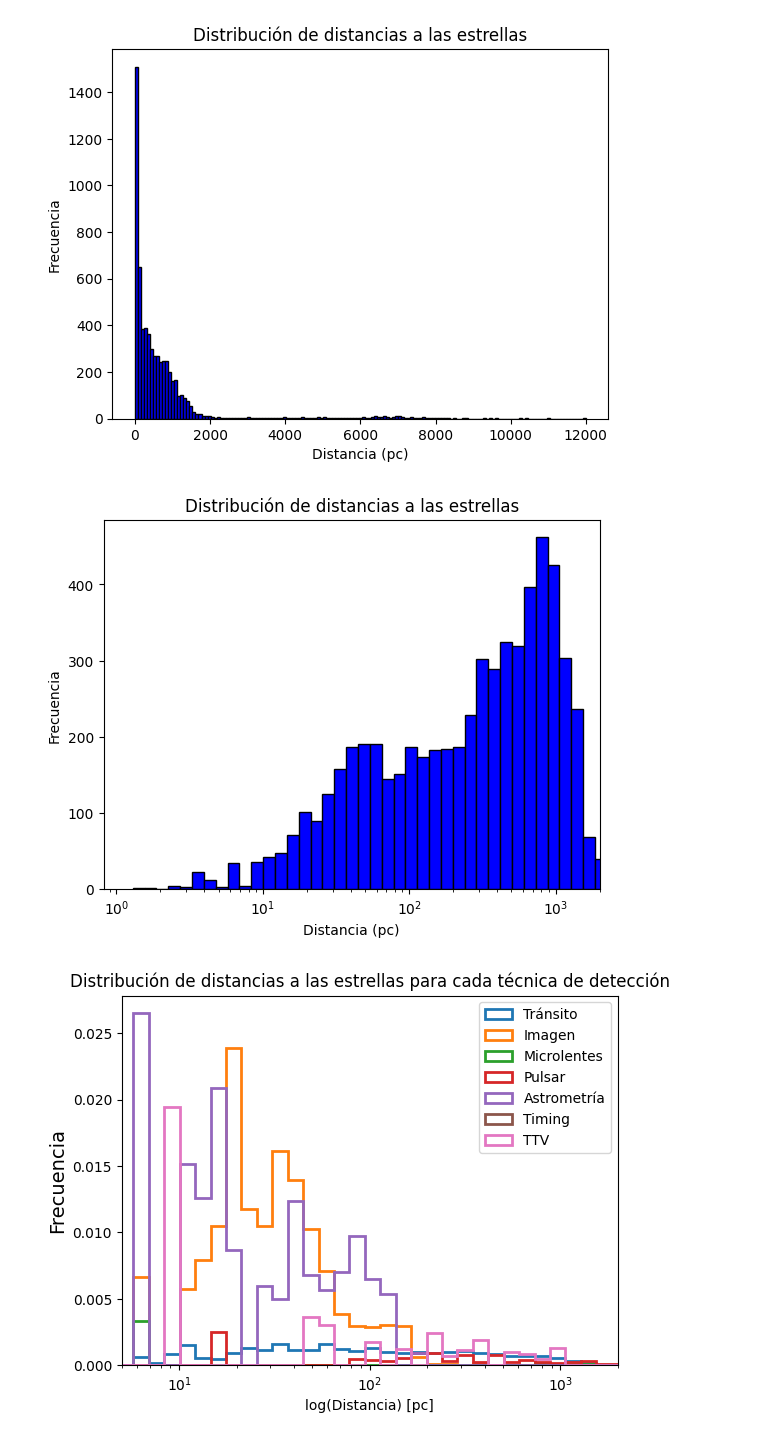
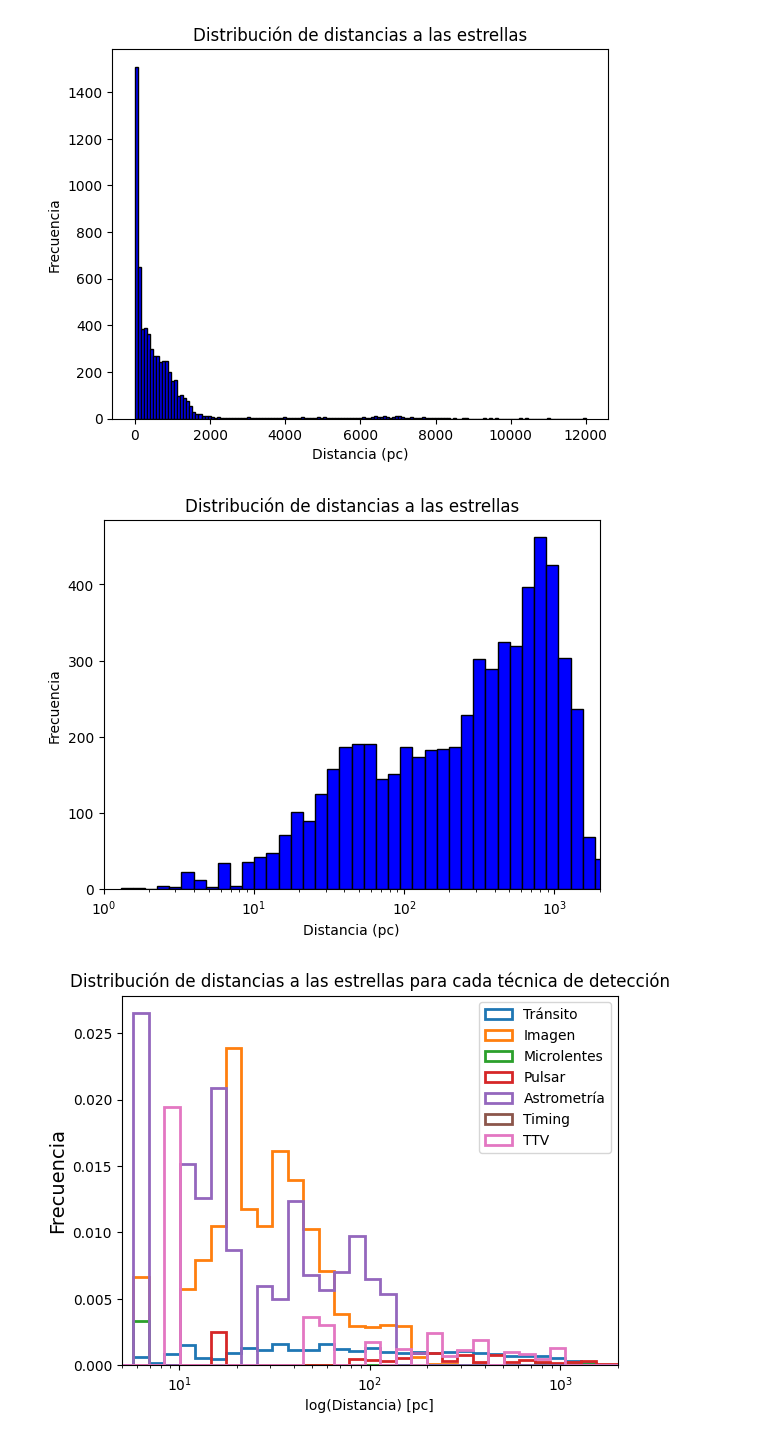
Before and after one commit to HombreRo12/Astromet_2024, a Jupyter notebook: Tp3/Exoplanetas.ipynb, the cells around one changed output. Saved outputs shown, nothing was run; the diff lists cells and outputs as text; code cells hidden in the pictures.

```diff
--- a/Tp3/Exoplanetas.ipynb
+++ b/Tp3/Exoplanetas.ipynb
@@ -136,14 +136,14 @@ plt.show()
 # %%
 distancia = datos['star_distance']
 plt.hist(distancia, color='blue', edgecolor='black', bins=np.logspace(np.log10(distancia.min()), np.log10(distancia.max()), 50))
 plt.xscale('log')
 plt.title('Distribución de distancias a las estrellas')
 plt.xlabel('Distancia (pc)')
 plt.ylabel('Frecuencia')
-plt.xlim(0, 2000)
+plt.xlim(1, 2000)
 plt.show()
 # %% [output]
-[figure, old version]
+[figure, new version]
 # %%
 bins = np.logspace(np.log10(datos['star_distance'].min()), np.log10(datos['star_distance'].max()), 50)
 
```
Also changed, not shown: 2 other files.
